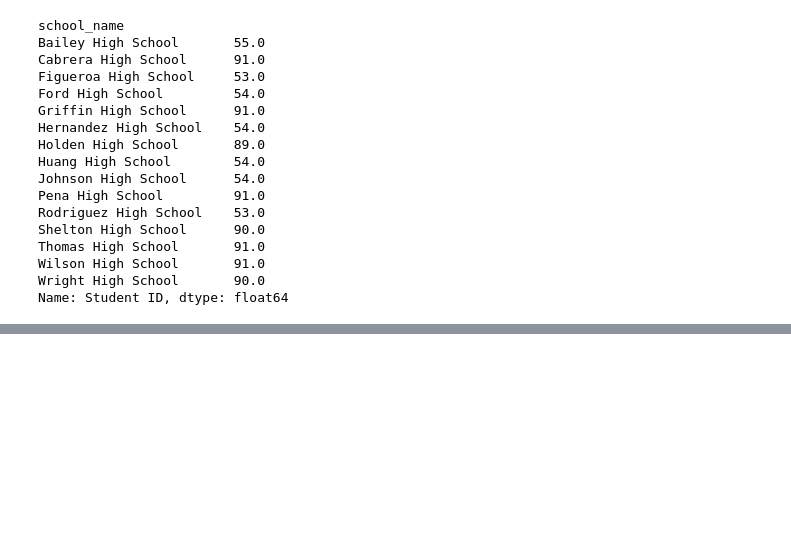
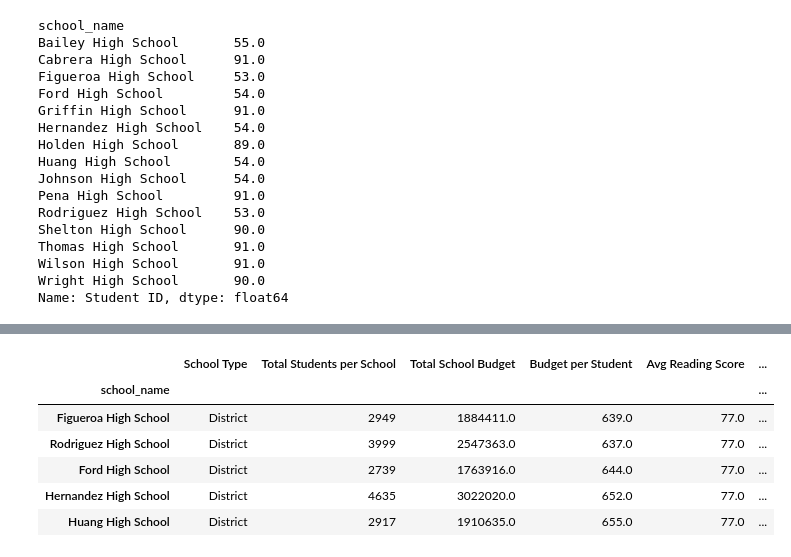
Before and after one commit to mndosi/Pandas_Challenge, a Jupyter notebook: PyCitySchools.ipynb, the cells around one changed output, grey strips where cells are left out. Drawn from its saved outputs; the diff is of its cells as text; code cells hidden in the pictures; blank space fills up the shorter version.

```diff
--- a/PyCitySchools.ipynb
+++ b/PyCitySchools.ipynb
@@ -465,0 +481,11 @@ schl_summ_df.head(15)
+# %%
+lowPerforming = schl_summ_df.sort_values(by = "Percentage Students Passing Reading and Math")
+lowPerforming.head()
+# %% [output]
+|  | School Type | Total Students per School | Total School Budget | Budget per Student | Avg Reading Score | ... |
+| school_name |  |  |  |  |  | ... |
+| Figueroa High School | District | 2949 | 1884411.0 | 639.0 | 77.0 | ... |
+| Rodriguez High School | District | 3999 | 2547363.0 | 637.0 | 77.0 | ... |
+| Ford High School | District | 2739 | 1763916.0 | 644.0 | 77.0 | ... |
+| Hernandez High School | District | 4635 | 3022020.0 | 652.0 | 77.0 | ... |
+| Huang High School | District | 2917 | 1910635.0 | 655.0 | 77.0 | ... |
```
Also changed, not shown: parts of 6 cells of this notebook.
